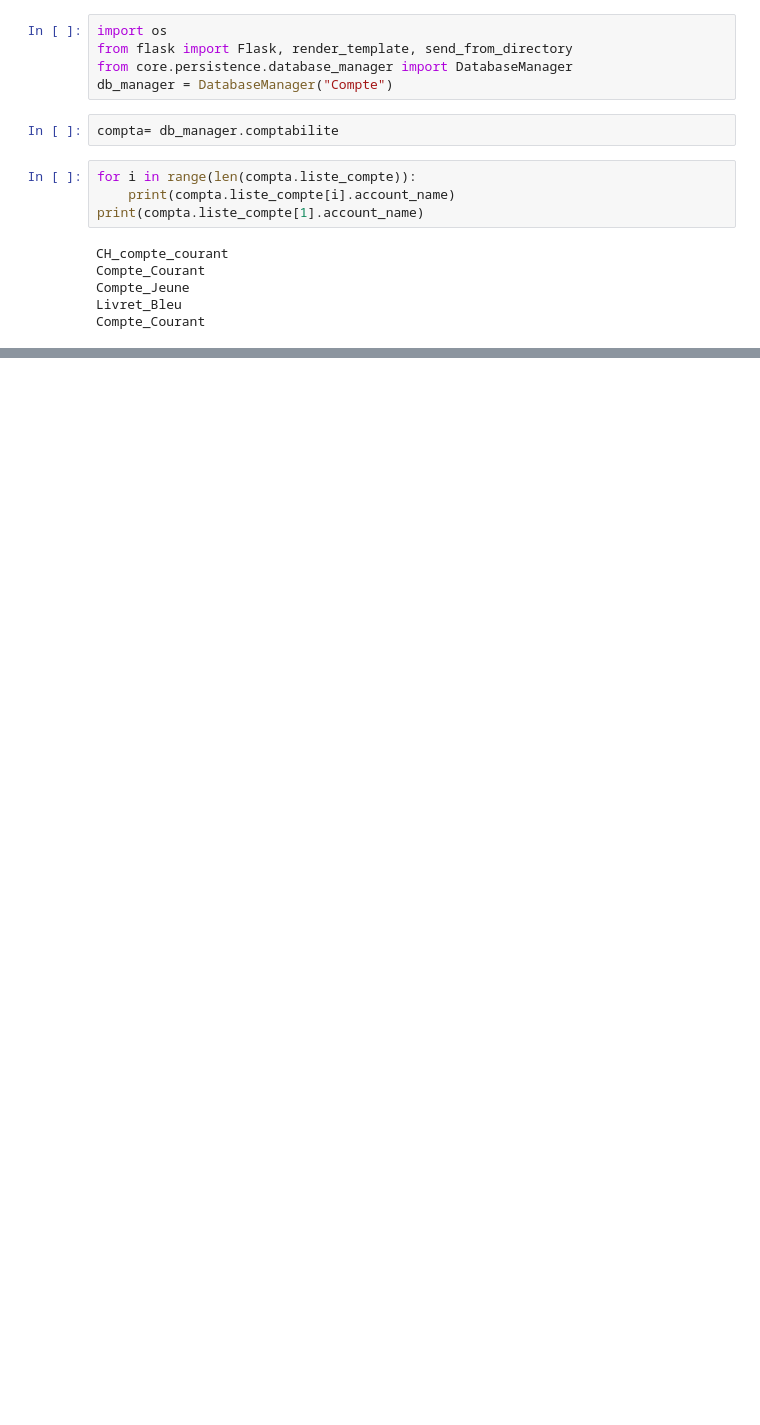
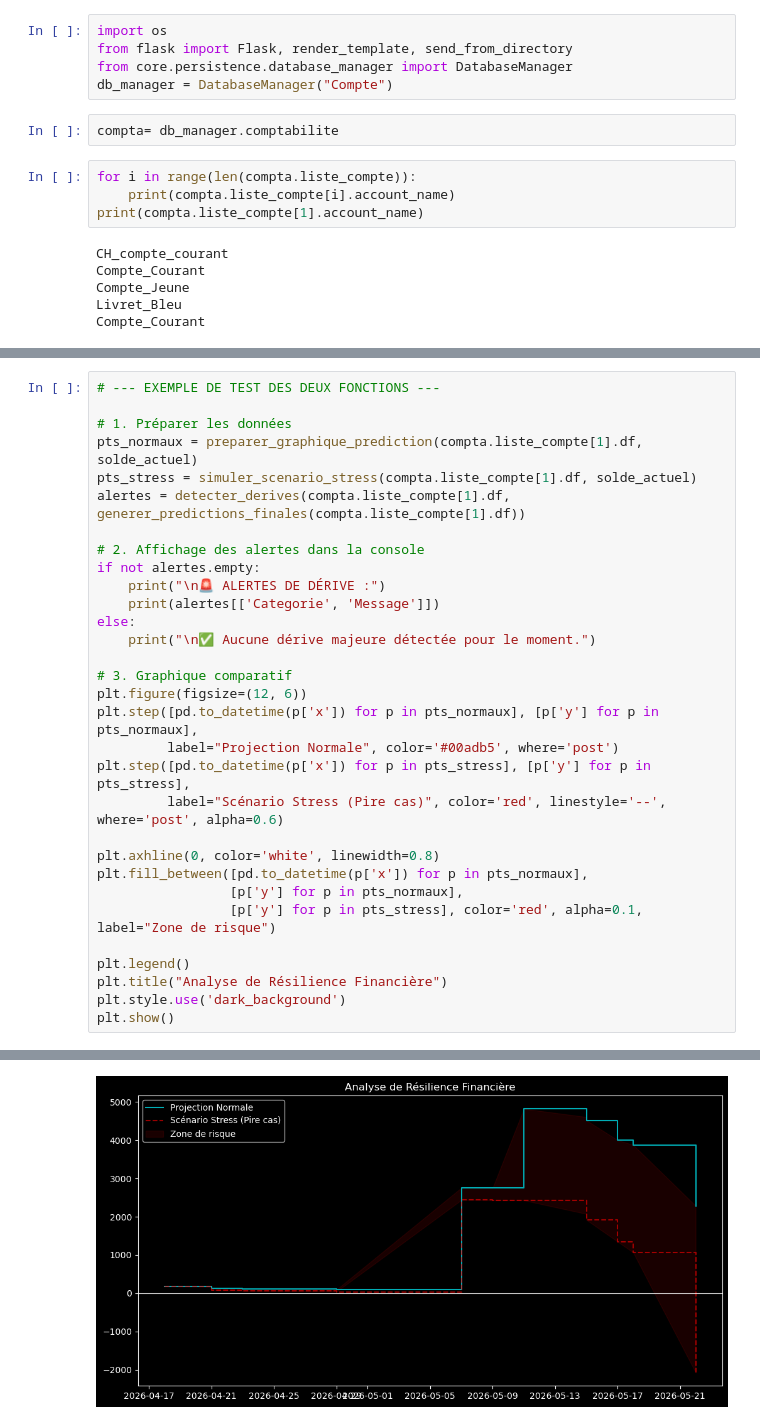
Before and after one commit to dragonfuneste/Accounting_Application, a Jupyter notebook: Testing.ipynb, the cells around one changed output, grey strips where cells are left out. Saved outputs shown, nothing was run; the diff lists cells and outputs as text; blank space fills up the shorter version.

```diff
--- a/Testing.ipynb
+++ b/Testing.ipynb
@@ -271,0 +541,32 @@ else:
+# %%
+# --- EXEMPLE DE TEST DES DEUX FONCTIONS ---
+
+# 1. Préparer les données
+pts_normaux = preparer_graphique_prediction(compta.liste_compte[1].df, solde_actuel)
+pts_stress = simuler_scenario_stress(compta.liste_compte[1].df, solde_actuel)
+alertes = detecter_derives(compta.liste_compte[1].df, generer_predictions_finales(compta.liste_compte[1].df))
+
+# 2. Affichage des alertes dans la console
+if not alertes.empty:
+    print("\n🚨 ALERTES DE DÉRIVE :")
+    print(alertes[['Categorie', 'Message']])
+else:
+    print("\n✅ Aucune dérive majeure détectée pour le moment.")
+
+# 3. Graphique comparatif
+plt.figure(figsize=(12, 6))
+plt.step([pd.to_datetime(p['x']) for p in pts_normaux], [p['y'] for p in pts_normaux],
+         label="Projection Normale", color='#00adb5', where='post')
+plt.step([pd.to_datetime(p['x']) for p in pts_stress], [p['y'] for p in pts_stress],
+         label="Scénario Stress (Pire cas)", color='red', linestyle='--', where='post', alpha=0.6)
+
+plt.axhline(0, color='white', linewidth=0.8)
+plt.fill_between([pd.to_datetime(p['x']) for p in pts_normaux],
+                 [p['y'] for p in pts_normaux],
+                 [p['y'] for p in pts_stress], color='red', alpha=0.1, label="Zone de risque")
+
+plt.legend()
+plt.title("Analyse de Résilience Financière")
+plt.style.use('dark_background')
+plt.show()
+# %% [output]
@@ -271,0 +593 @@ else:
+[figure, added]
```
Also changed, not shown: parts of 13 cells of this notebook, 15 other files.
